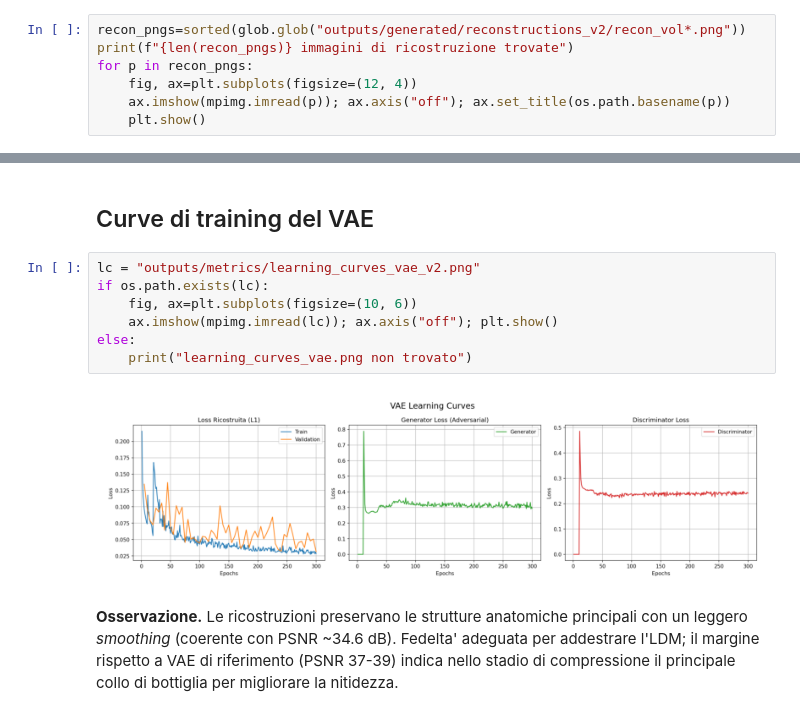
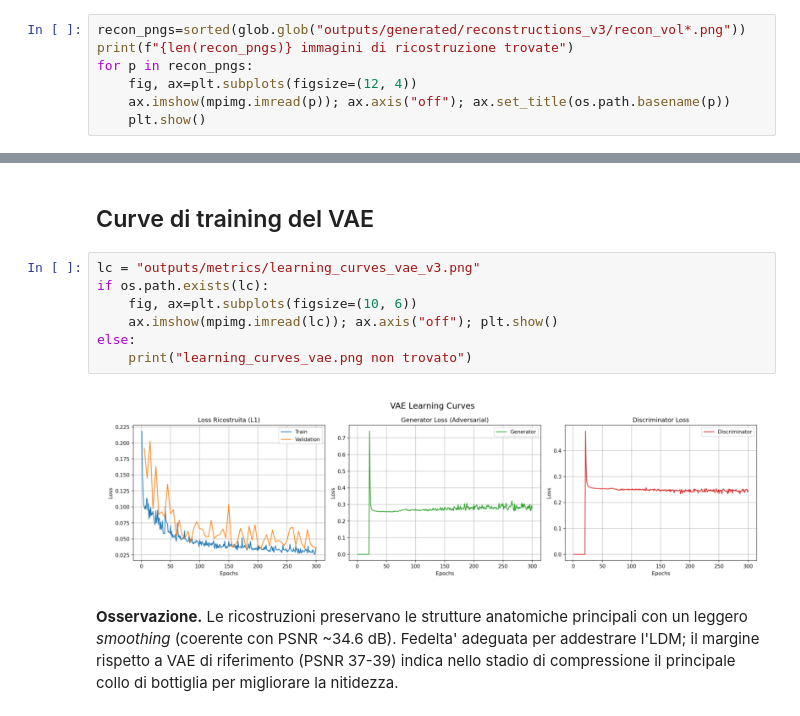
Before and after one commit to DanieleSchingaro/3DLDM_Schingaro, a Jupyter notebook: notebooks/02_vae_reconstruction.ipynb, the cells around one changed output, grey strips where cells are left out. Saved outputs shown, nothing was run; the diff lists cells and outputs as text.

```diff
--- a/notebooks/02_vae_reconstruction.ipynb
+++ b/notebooks/02_vae_reconstruction.ipynb
@@ -38,7 +38,7 @@ def show_ortho(vol, title=None, ax_row=None, cmap="gray"):
 ## Esempi di ricostruzione
 Confronto reale vs ricostruzione (immagini gia' prodotte).
 # %%
-recon_pngs=sorted(glob.glob("outputs/generated/reconstructions_v2/recon_vol*.png"))
+recon_pngs=sorted(glob.glob("outputs/generated/reconstructions_v3/recon_vol*.png"))
 print(f"{len(recon_pngs)} immagini di ricostruzione trovate")
 for p in recon_pngs:
     fig, ax=plt.subplots(figsize=(12, 4))
@@ -53,13 +53,13 @@ for p in recon_pngs:
 # %% [markdown]
 ## Curve di training del VAE
 # %%
-lc = "outputs/metrics/learning_curves_vae_v2.png"
+lc = "outputs/metrics/learning_curves_vae_v3.png"
 if os.path.exists(lc):
     fig, ax=plt.subplots(figsize=(10, 6))
     ax.imshow(mpimg.imread(lc)); ax.axis("off"); plt.show()
 else:
     print("learning_curves_vae.png non trovato")
 # %% [output]
-[figure, old version]
+[figure, new version]
 # %% [markdown]
 **Osservazione.** Le ricostruzioni preservano le strutture anatomiche principali con un leggero *smoothing* (coerente con PSNR ~34.6 dB). Fedelta' adeguata per addestrare l'LDM; il margine rispetto a VAE di riferimento (PSNR 37-39) indica nello stadio di compressione il principale collo di bottiglia per migliorare la nitidezza.
```
Also changed, not shown: parts of 1 cell of this notebook, 3 other files.
